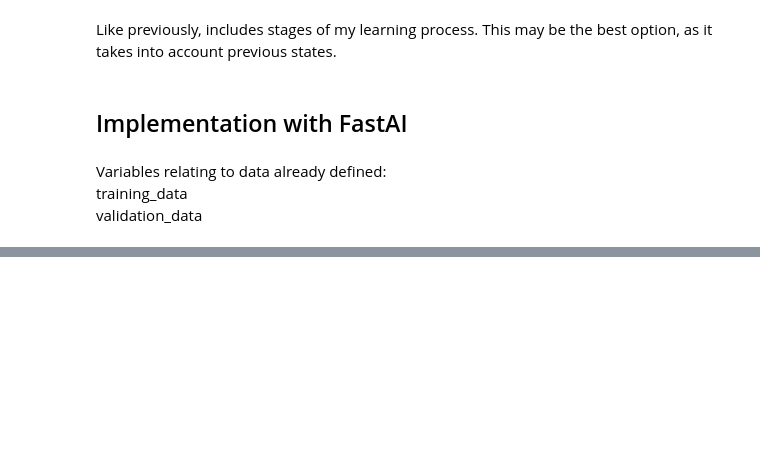
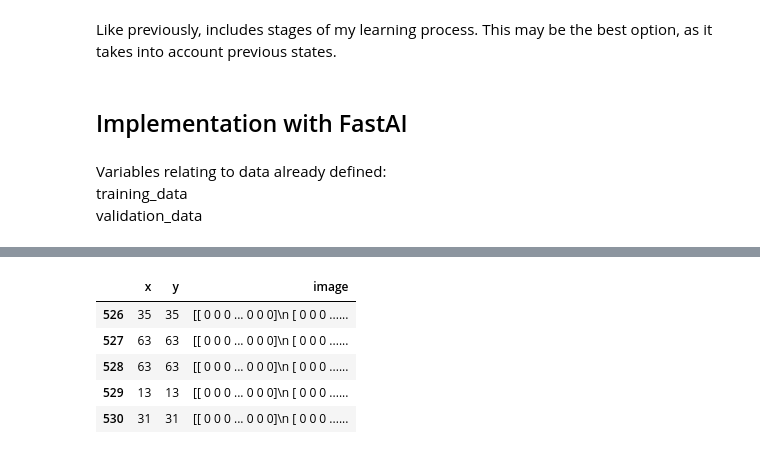
Before and after one commit to joshuatmyers/osu-ai, a Jupyter notebook: pytorch-model.ipynb, the cells around one changed output, grey strips where cells are left out. Saved outputs shown, nothing was run; the diff lists cells and outputs as text; code cells hidden in the pictures; blank space fills up the shorter version.

```diff
--- a/pytorch-model.ipynb
+++ b/pytorch-model.ipynb
@@ -258,5 +286,12 @@ img_files[0]
 # %%
-fullData.head()
+fullData.tail()
+# %% [output]
+|  | x | y | image |
+| 526 | 35 | 35 | [[ 0 0 0 ... 0 0 0]\n [ 0 0 0 ...... |
+| 527 | 63 | 63 | [[ 0 0 0 ... 0 0 0]\n [ 0 0 0 ...... |
+| 528 | 63 | 63 | [[ 0 0 0 ... 0 0 0]\n [ 0 0 0 ...... |
+| 529 | 13 | 13 | [[ 0 0 0 ... 0 0 0]\n [ 0 0 0 ...... |
+| 530 | 31 | 31 | [[ 0 0 0 ... 0 0 0]\n [ 0 0 0 ...... |
 # %%
 # given a path, it will return a keypoint tensor
 # file names in format count-x-y
```
Also changed, not shown: parts of 28 cells of this notebook.
